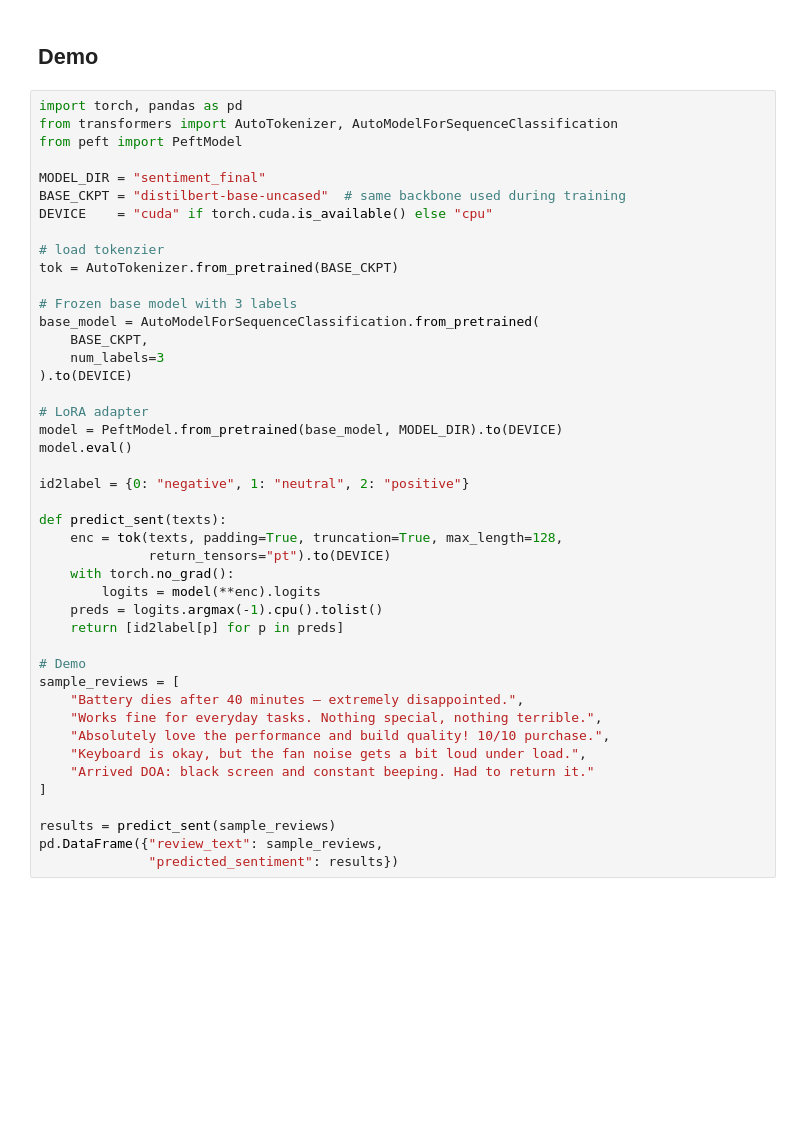
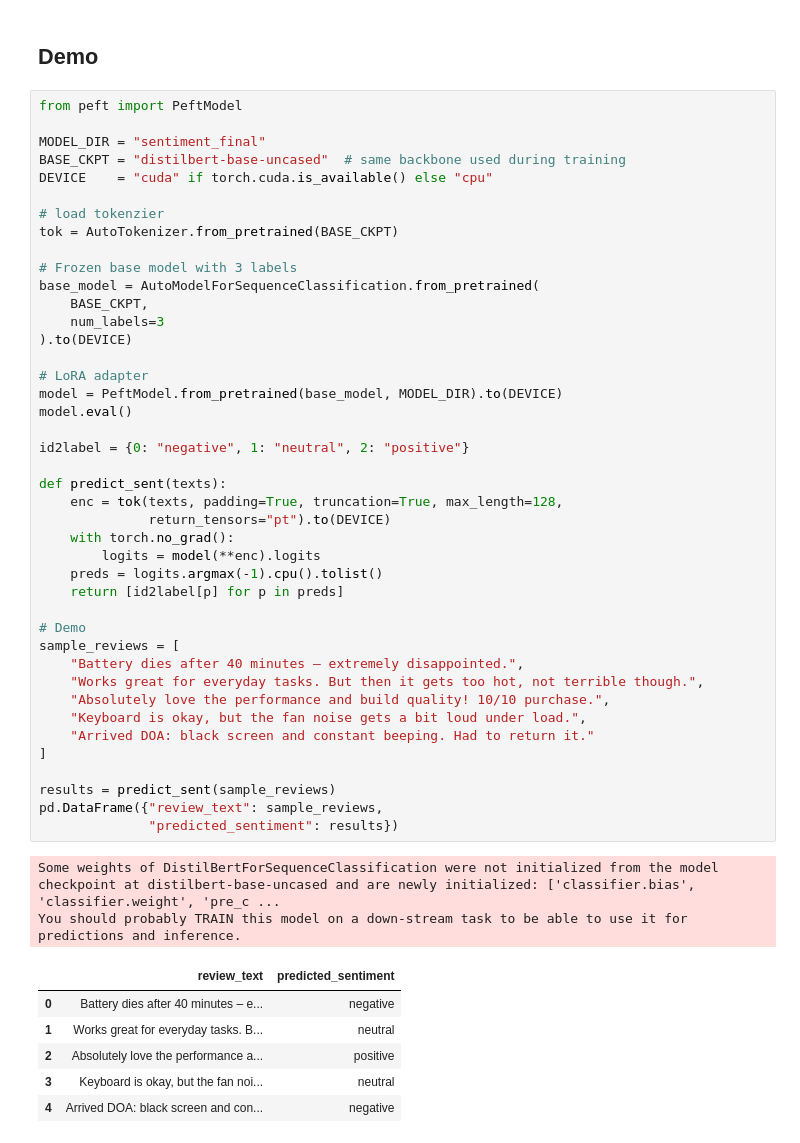
Before and after one commit to jgphelan/DellBERT, a Jupyter notebook: FusionTech.ipynb, the cells around one changed output. Cells and saved outputs as stored; diff of their text form; blank space fills up the shorter version.

```diff
--- a/FusionTech.ipynb
+++ b/FusionTech.ipynb
@@ -365,8 +461,6 @@ print("Final model saved to sentiment_final/")
 # %% [markdown]
 ## Demo
 # %%
-import torch, pandas as pd
-from transformers import AutoTokenizer, AutoModelForSequenceClassification
 from peft import PeftModel
 
 MODEL_DIR = "sentiment_final"
@@ -380,31 +474,40 @@ tok = AutoTokenizer.from_pretrained(BASE_CKPT)
 base_model = AutoModelForSequenceClassification.from_pretrained(
     BASE_CKPT,
     num_labels=3
 ).to(DEVICE)
 
 # LoRA adapter
 model = PeftModel.from_pretrained(base_model, MODEL_DIR).to(DEVICE)
 model.eval()
 
 id2label = {0: "negative", 1: "neutral", 2: "positive"}
 
 def predict_sent(texts):
     enc = tok(texts, padding=True, truncation=True, max_length=128,
               return_tensors="pt").to(DEVICE)
     with torch.no_grad():
         logits = model(**enc).logits
     preds = logits.argmax(-1).cpu().tolist()
     return [id2label[p] for p in preds]
 
 # Demo
 sample_reviews = [
     "Battery dies after 40 minutes – extremely disappointed.",
-    "Works fine for everyday tasks. Nothing special, nothing terrible.",
+    "Works great for everyday tasks. But then it gets too hot, not terrible though.",
     "Absolutely love the performance and build quality! 10/10 purchase.",
     "Keyboard is okay, but the fan noise gets a bit loud under load.",
     "Arrived DOA: black screen and constant beeping. Had to return it."
 ]
 
 results = predict_sent(sample_reviews)
 pd.DataFrame({"review_text": sample_reviews,
               "predicted_sentiment": results})
+# %% [output]
+Some weights of DistilBertForSequenceClassification were not initialized from the model checkpoint at distilbert-base-uncased and are newly initialized: ['classifier.bias', 'classifier.weight', 'pre_c ...
+You should probably TRAIN this model on a down-stream task to be able to use it for predictions and inference.
+|  | review_text | predicted_sentiment |
+| 0 | Battery dies after 40 minutes – e... | negative |
+| 1 | Works great for everyday tasks. B... | neutral |
+| 2 | Absolutely love the performance a... | positive |
+| 3 | Keyboard is okay, but the fan noi... | neutral |
+| 4 | Arrived DOA: black screen and con... | negative |
```
Also changed, not shown: parts of 14 cells of this notebook.
